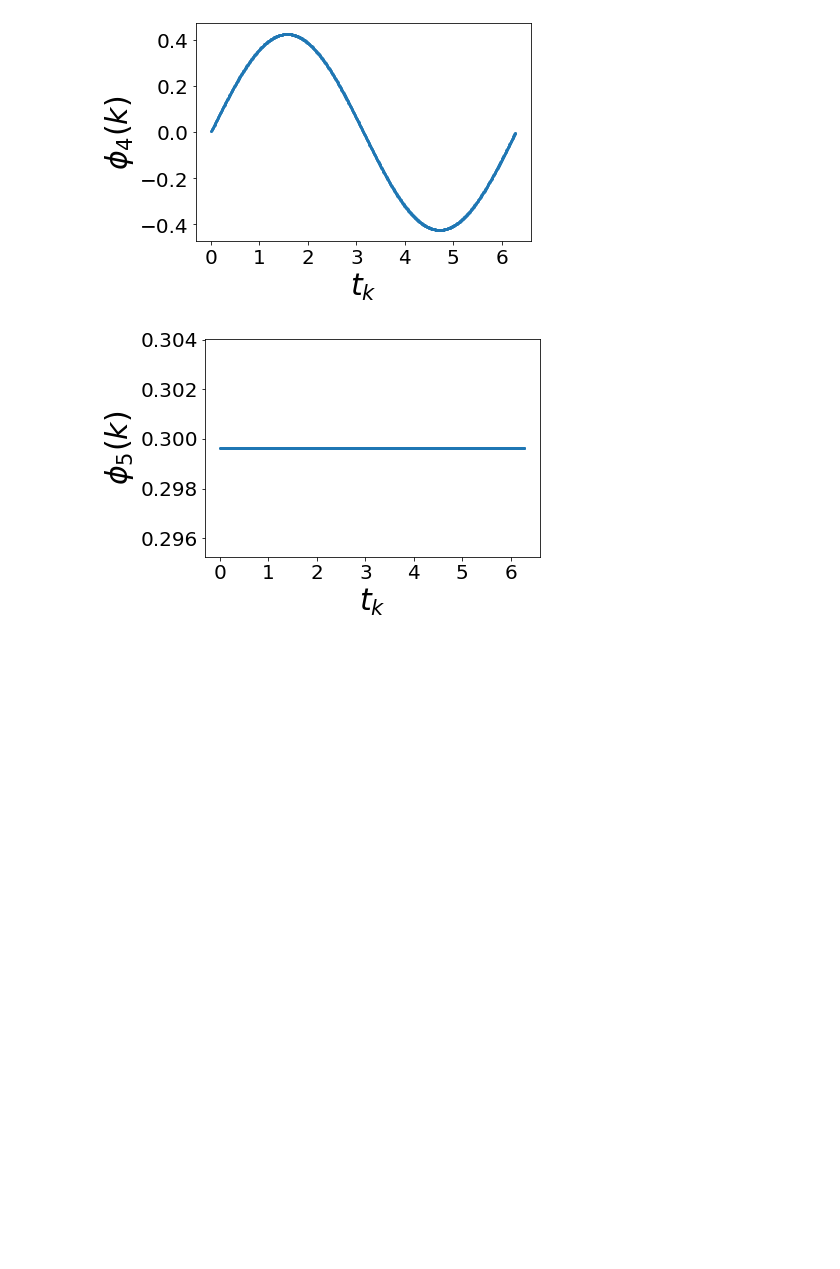
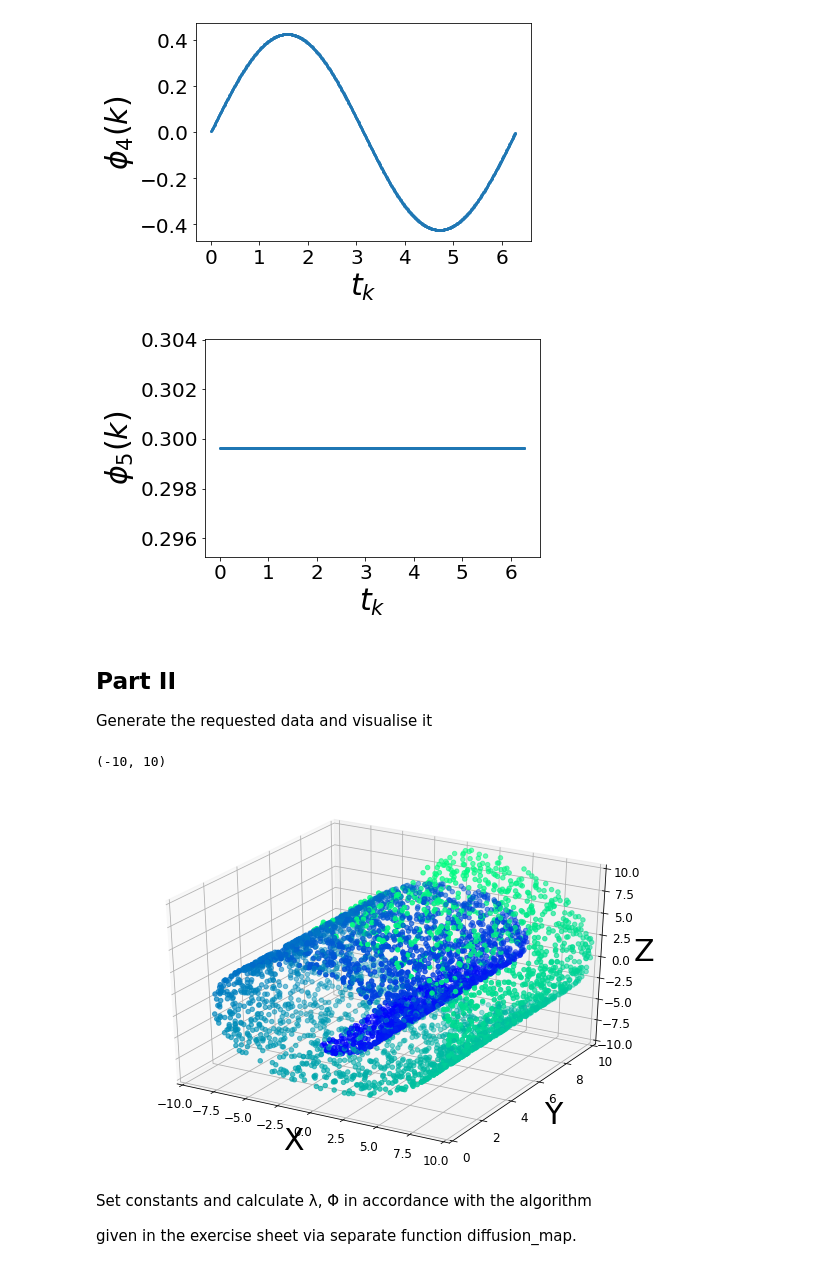
Before and after one commit to evtodorov/MLCMS, a Jupyter notebook: Exercise_4/Task_2/Task_2_Notebook.ipynb, the cells around one changed output. Cells and saved outputs as stored; diff of their text form; code cells hidden in the pictures; blank space fills up the shorter version.

Commit message:
Part 2 semi done

```diff
--- a/Exercise_4/Task_2/Task_2_Notebook.ipynb
+++ b/Exercise_4/Task_2/Task_2_Notebook.ipynb
@@ -37,3 +39,35 @@ for i, eigenvectors in enumerate(Φ.T):
 [figure]
 [figure]
 [figure]
+# %% [markdown]
+## Part II
+Generate the requested data and visualise it
+# %%
+N = 5000
+X_es, t = make_swiss_roll(N, random_state = 1337)
+
+# Normalise so that (u,v) ∈ [0,10]
+X = X_es[:, 0]
+Y = X_es[:, 1]
+Z = X_es[:, 2]
+X, Y, Z = 10*X/np.max(X), 10*Y/np.max(Y), 10*Z/np.max(Z)
+
+# Plot the figure
+fig = plt.figure(figsize=(10,15))
+ax = fig.add_subplot(211, projection='3d')
+
+ax.scatter(X, Y, Z, c=t, cmap='winter')
+ax.tick_params(labelsize = 'larger')
+ax.set_xlabel("X", fontsize = 30)
+ax.set_ylabel("Y", fontsize = 30)
+ax.set_zlabel("Z", fontsize = 30)
+ax.set_xlim3d(-10,10)
+ax.set_ylim3d(0,10)
+ax.set_zlim3d(-10,10)
+# %% [output]
+(-10, 10)
+[figure, added]
+# %% [markdown]
+Set constants and calculate λ, Φ in accordance with the algorithm
+
+given in the exercise sheet via separate function diffusion_map.
```
Also changed, not shown: parts of 3 cells of this notebook.
